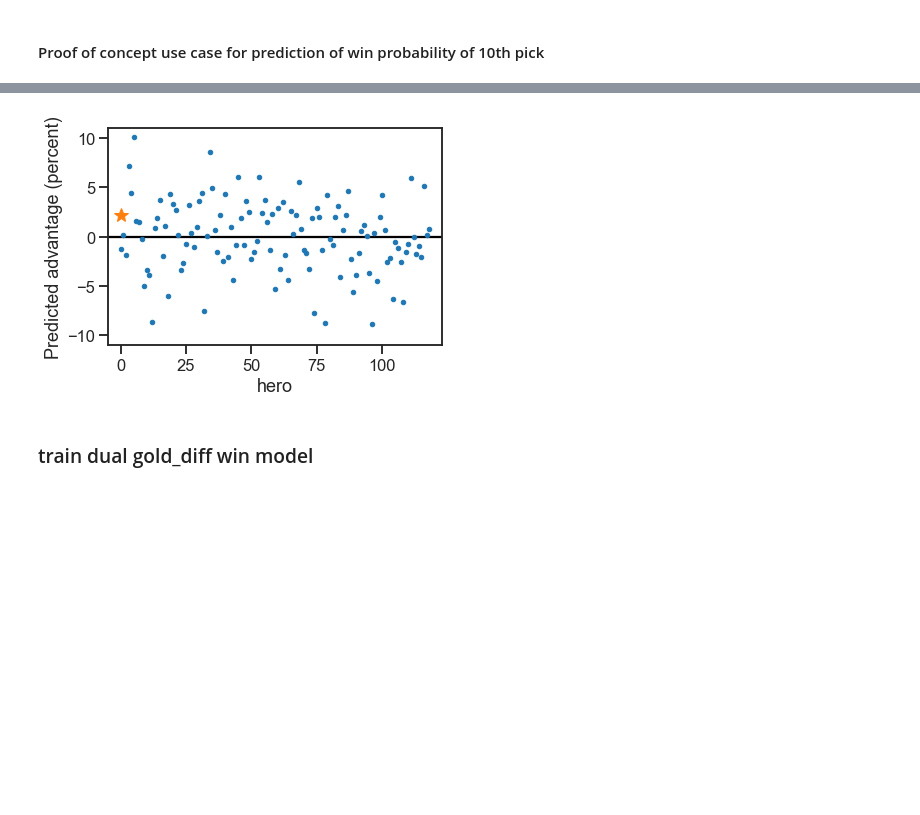
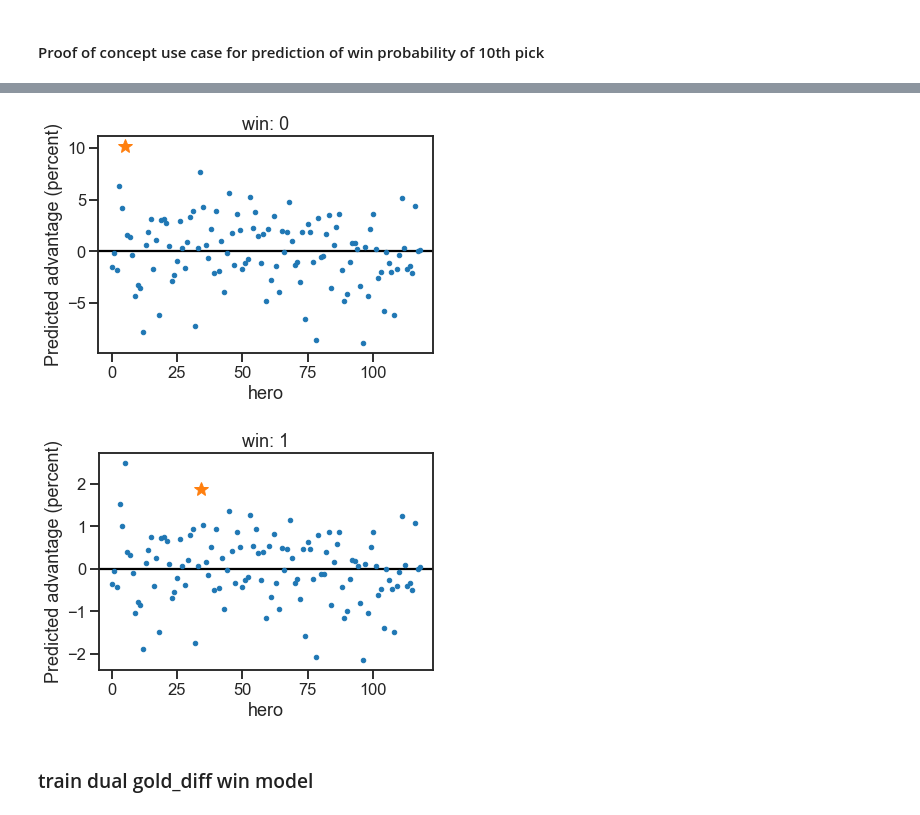
Before and after one commit to JoshEZiegler/MLProjects, a Jupyter notebook: VideoGameDrafting/Dota2Project/Dota2MachineLearning_keras_TF2.0.ipynb, the cells around one changed output, grey strips where cells are left out. Cells and saved outputs as stored; diff of their text form; code cells hidden in the pictures; blank space fills up the shorter version.

```diff
--- a/VideoGameDrafting/Dota2Project/Dota2MachineLearning_keras_TF2.0.ipynb
+++ b/VideoGameDrafting/Dota2Project/Dota2MachineLearning_keras_TF2.0.ipynb
@@ -1262,14 +1258,28 @@ pred_tenth_pick = np.reshape(pred_tenth_pick,len(hero_vocab))
 plt.plot([-5,130],[0,0],'k')
 pred_advantage = (pred_tenth_pick-np.average(pred_tenth_pick))*100*(win*2-1)
 plt.plot(pred_advantage,'.')
-plt.plot(pred_advantage[last_pick_win],'*',markersize=15)
+plt.plot(last_pick_win,pred_advantage[last_pick_win],'*',markersize=15)
 plt.ylabel('Predicted advantage (percent)')
 plt.xlabel('hero')
-plt.ylim(-11,11)
 plt.xlim(-5,123)
+plt.title('win: '+str(win[0]))
 plt.show()
 # %% [output]
-[figure, old version]
+[figure, new version]
+# %%
+#win*2-1 is -1 if win=0 and +1 in win=1
+#this makes the sign of the advantage match the prediction sign
+plt.plot([-5,130],[0,0],'k')
+pred_advantage = (pred_tenth_pick-np.average(pred_tenth_pick))*100*(win*2-1)
+plt.plot(pred_advantage,'.')
+plt.plot(last_pick_win,pred_advantage[last_pick_win],'*',markersize=15)
+plt.ylabel('Predicted advantage (percent)')
+plt.xlabel('hero')
+plt.xlim(-5,123)
+plt.title('win: '+str(win[0]))
+plt.show()
+# %% [output]
+[figure, added]
 # %% [markdown]
 ### train dual gold_diff win model
 # %%
```
Also changed, not shown: parts of 8 cells of this notebook.
